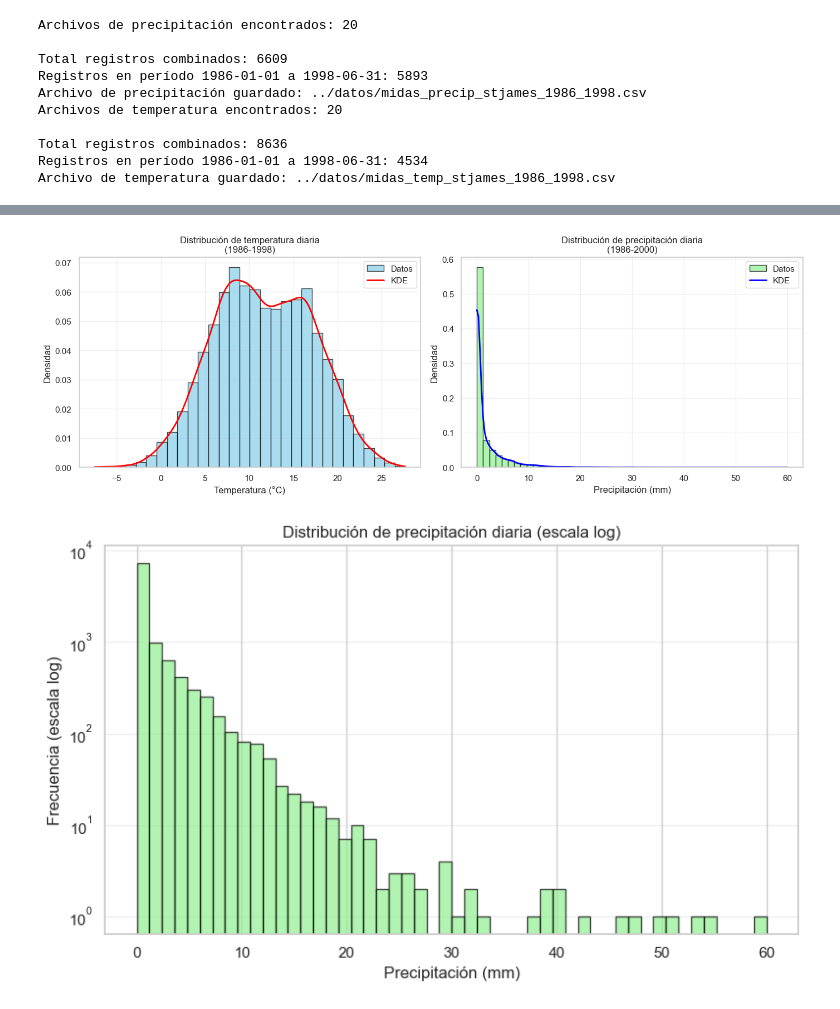
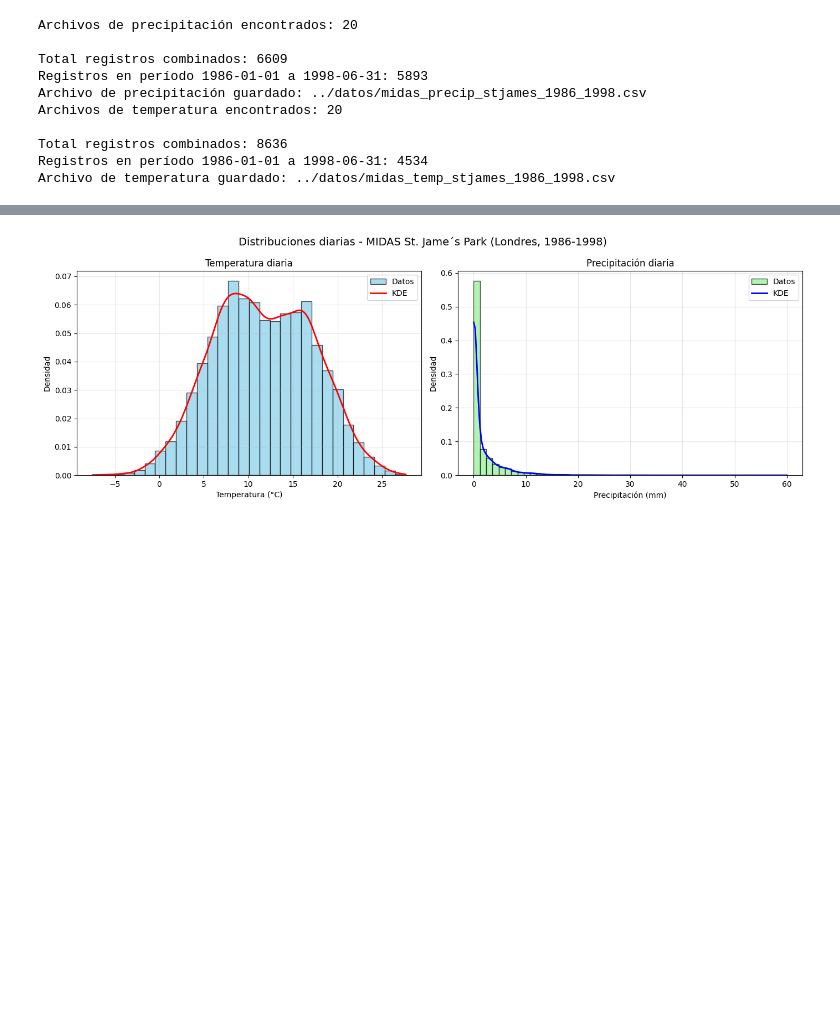
Before and after one commit to fideitosrcr/fisica_del_clima_y_el_cambio_climatico, a Jupyter notebook: notebooks/analisismidas.ipynb, the cells around one changed output, grey strips where cells are left out. Saved outputs shown, nothing was run; the diff lists cells and outputs as text; code cells hidden in the pictures; blank space fills up the shorter version.

```diff
--- a/notebooks/analisismidas.ipynb
+++ b/notebooks/analisismidas.ipynb
@@ -386,51 +393,37 @@ precip_data = df['precip_interp'].dropna()
 # ============================================================
 # Crear figura con dos paneles: temperatura y precipitación
 # ============================================================
 fig, axes = plt.subplots(1, 2, figsize=(14, 5))
+fig.suptitle('Distribuciones diarias - MIDAS St. Jame´s Park (Londres, 1986-1998)', fontsize=14)
 
 # ---------- Histograma de temperatura ----------
 axes[0].hist(temp_data, bins=30, color='skyblue', edgecolor='black', alpha=0.7, density=True, label='Datos')
 # Calcular KDE con scipy
 kde_temp = gaussian_kde(temp_data)
 x_vals_temp = np.linspace(temp_data.min(), temp_data.max(), 200)
 axes[0].plot(x_vals_temp, kde_temp(x_vals_temp), color='red', linewidth=2, label='KDE')
 axes[0].set_xlabel('Temperatura (°C)')
 axes[0].set_ylabel('Densidad')
-axes[0].set_title('Distribución de temperatura diaria\n(1986-1998)')
+axes[0].set_title('Temperatura diaria')
 axes[0].legend()
 axes[0].grid(True, alpha=0.3)
 
 # ---------- Histograma de precipitación ----------
 axes[1].hist(precip_data, bins=50, color='lightgreen', edgecolor='black', alpha=0.7, density=True, label='Datos')
 kde_precip = gaussian_kde(precip_data)
 x_vals_precip = np.linspace(precip_data.min(), precip_data.max(), 200)
 axes[1].plot(x_vals_precip, kde_precip(x_vals_precip), color='blue', linewidth=2, label='KDE')
 axes[1].set_xlabel('Precipitación (mm)')
 axes[1].set_ylabel('Densidad')
-axes[1].set_title('Distribución de precipitación diaria\n(1986-2000)')
+axes[1].set_title('Precipitación diaria')
 axes[1].legend()
 axes[1].grid(True, alpha=0.3)
 
 plt.tight_layout()
 plt.savefig('histogramas_diarios.png', dpi=300)
 plt.show()
-
-# ============================================================
-# (Opcional) Histograma de precipitación con escala log en Y
-# para visualizar mejor la cola de valores altos
-# ============================================================
-fig2, ax2 = plt.subplots(figsize=(8,5))
-ax2.hist(precip_data, bins=50, color='lightgreen', edgecolor='black', alpha=0.7, log=True)
-ax2.set_xlabel('Precipitación (mm)')
-ax2.set_ylabel('Frecuencia (escala log)')
-ax2.set_title('Distribución de precipitación diaria (escala log)')
-ax2.grid(True, alpha=0.3, axis='y')
-plt.tight_layout()
-plt.savefig('histograma_precip_log.png', dpi=300)
-plt.show()
 # %% [output]
-[figure, old version]
+[figure, new version]
-[figure, removed]
 # %%
 # ============================================================
 # Cargar datos diarios interpolados
```
Also changed, not shown: parts of 5 cells of this notebook, 3 other files.
